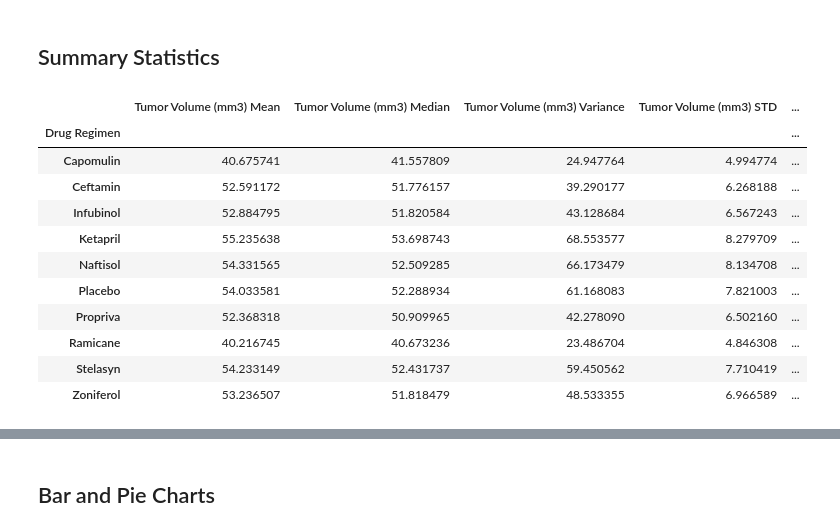
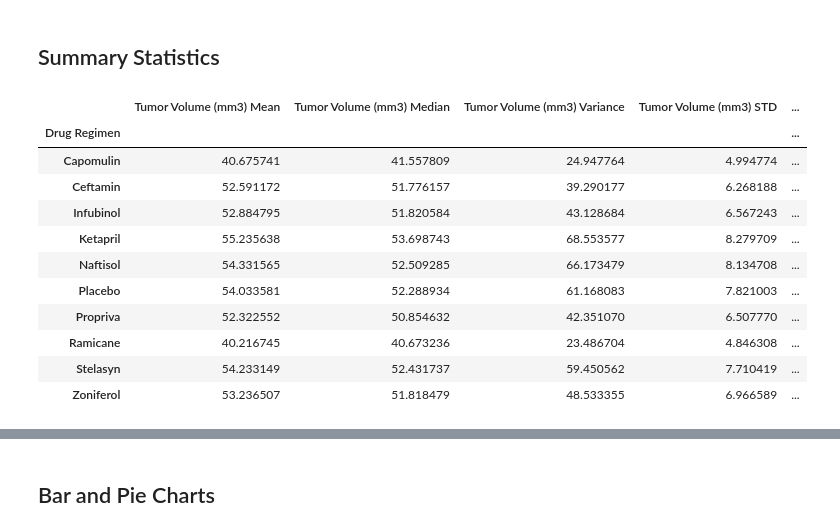
Before and after one commit to teresaflicek/matplotlib-challenge, a Jupyter notebook: Pymaceuticals/pymaceuticals_starter.ipynb, the cells around one changed output, grey strips where cells are left out. Drawn from its saved outputs; the diff is of its cells as text; code cells hidden in the pictures.

```diff
--- a/Pymaceuticals/pymaceuticals_starter.ipynb
+++ b/Pymaceuticals/pymaceuticals_starter.ipynb
@@ -1,7 +1,6 @@
 # %% [markdown]
 ## Observations and Insights
 # %%
-%matplotlib notebook
 # Dependencies and Setup
 import matplotlib.pyplot as plt
 import pandas as pd
@@ -16,8 +15,8 @@ mouse_metadata = pd.read_csv(mouse_metadata_path)
 study_results = pd.read_csv(study_results_path)
 
 # Combine the data into a single dataset
-merged_df = pd.merge(mouse_metadata, study_results, on="Mouse ID")
+merged_df = pd.merge(study_results, mouse_metadata, how="left", on="Mouse ID")
 
 # Display the data table for preview
-merged_df
+merged_df.head()
 # %% [output]
@@ -54,6 +46,7 @@ print(duplicate)
 # Optional: Get all the data for the duplicate mouse ID.
 # %%
 # Create a clean DataFrame by dropping the duplicate mouse by its ID.
-clean_df = merged_df.drop_duplicates()
+clean_df = merged_df[merged_df["Mouse ID"].isin(duplicate) == False]
+
 clean_df
 # %% [output]
@@ -80,23 +73,6 @@ new_mice_number
 ## Summary Statistics
 # %%
 # Generate a summary statistics table of mean, median, variance, standard deviation, and SEM of the tumor volume for each regimen
-
-#calculating tumor volume mean
-tumor_mean = clean_df["Tumor Volume (mm3)"].mean()
-
-#calculating tumor volume median
-tumor_median = clean_df["Tumor Volume (mm3)"].median()
-
-#calculating tumor volume variance
-tumor_variance = clean_df["Tumor Volume (mm3)"].var()
-
-#calculating tumor volume standard deviation
-tumor_std = clean_df["Tumor Volume (mm3)"].std()
-
-#calculating tumor volume standard error of the mean
-tumor_sem = clean_df["Tumor Volume (mm3)"].sem()
-
-
 # Use groupby and summary statistical methods to calculate the following properties of each drug regimen:
 # mean, median, variance, standard deviation, and SEM of the tumor volume.
 # Assemble the resulting series into a single summary dataframe.
@@ -108,36 +84,36 @@ drugs = clean_df.groupby("Drug Regimen")
 #calculating tumor volume mean based on drug regimen
 drug_mean = drugs["Tumor Volume (mm3)"].mean()
 
 #calculating tumor volume median based on drug regimen
 drug_median = drugs["Tumor Volume (mm3)"].median()
 
 #calculating tumor volume variance based on drug regimen
 drug_variance = drugs["Tumor Volume (mm3)"].var()
 
 #calculating tumor volume standard deviation based on drug regimen
 drug_std = drugs["Tumor Volume (mm3)"].std()
 
 #calculating tumor volume standard error of the mean based on drug regimen
 drug_sem = drugs["Tumor Volume (mm3)"].sem()
 
-
+#dataframe for summary statistics
 sum_stats_df = pd.DataFrame({"Tumor Volume (mm3) Mean": drug_mean,
                             "Tumor Volume (mm3) Median": drug_median,
                             "Tumor Volume (mm3) Variance": drug_variance,
                             "Tumor Volume (mm3) STD": drug_std,
                             "Tumor Volume (mm3) SEM": drug_sem})
-
+#display dataframe
 sum_stats_df
 # %% [output]
 |  | Tumor Volume (mm3) Mean | Tumor Volume (mm3) Median | Tumor Volume (mm3) Variance | Tumor Volume (mm3) STD | ... |
 | Drug Regimen |  |  |  |  | ... |
 | Capomulin | 40.675741 | 41.557809 | 24.947764 | 4.994774 | ... |
 | Ceftamin | 52.591172 | 51.776157 | 39.290177 | 6.268188 | ... |
 | Infubinol | 52.884795 | 51.820584 | 43.128684 | 6.567243 | ... |
 | Ketapril | 55.235638 | 53.698743 | 68.553577 | 8.279709 | ... |
 | Naftisol | 54.331565 | 52.509285 | 66.173479 | 8.134708 | ... |
 | Placebo | 54.033581 | 52.288934 | 61.168083 | 7.821003 | ... |
-| Propriva | 52.368318 | 50.909965 | 42.278090 | 6.502160 | ... |
+| Propriva | 52.322552 | 50.854632 | 42.351070 | 6.507770 | ... |
 | Ramicane | 40.216745 | 40.673236 | 23.486704 | 4.846308 | ... |
 | Stelasyn | 54.233149 | 52.431737 | 59.450562 | 7.710419 | ... |
 | Zoniferol | 53.236507 | 51.818479 | 48.533355 | 6.966589 | ... |
```
Also changed, not shown: parts of 13 cells of this notebook.
